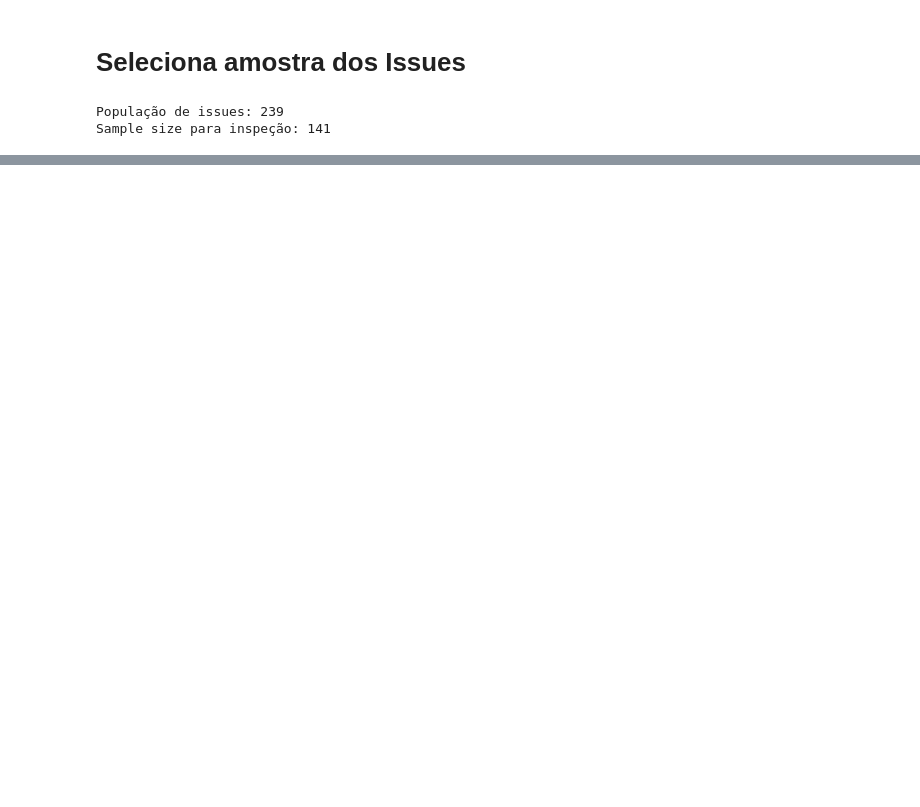
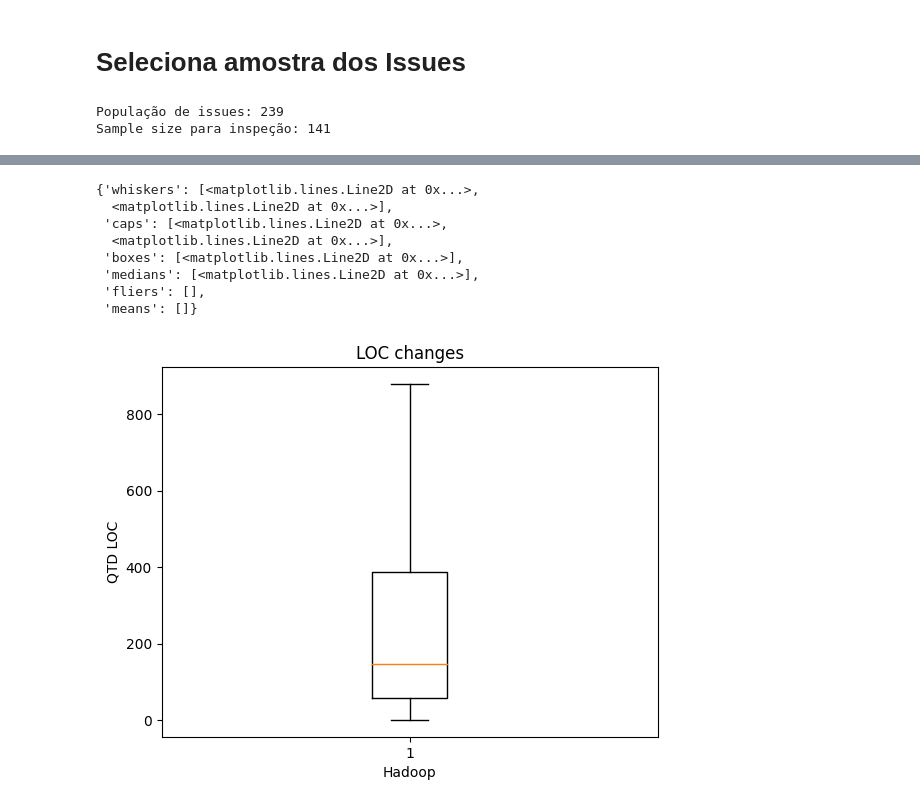
Before and after one commit to armandossrecife/my_validation3, a Jupyter notebook: my_analysis_hadoop.ipynb, the cells around one changed output, grey strips where cells are left out. Drawn from its saved outputs; the diff is of its cells as text; code cells hidden in the pictures; blank space fills up the shorter version.

```diff
--- a/my_analysis_hadoop.ipynb
+++ b/my_analysis_hadoop.ipynb
@@ -841,0 +1398,2 @@ Foram criados 239 arquivos para inspeção
+# %%
+dict_commit_diffs_no_satd = my_satd_commit_analyzer.analyze_commit_diffs_for_no_satd(start_date, end_date, final_satd_keywords)
@@ -841,0 +1402,2 @@ Foram criados 239 arquivos para inspeção
+# %%
+df_commit_diffs_no_satd = create_df_commits_diffs_no_satd(dict_commit_diffs_no_satd)
@@ -841,0 +1434,16 @@ Foram criados 239 arquivos para inspeção
+# %%
+fig1, ax1 = pyplot.subplots()
+ax1.set_title('LOC changes')
+ax1.set_xlabel('Hadoop')
+ax1.set_ylabel('QTD LOC')
+ax1.boxplot(x=df_commit_diffs_no_satd.lines, showfliers=False)
+# %% [output]
+{'whiskers': [<matplotlib.lines.Line2D at 0x...>,
+  <matplotlib.lines.Line2D at 0x...>],
+ 'caps': [<matplotlib.lines.Line2D at 0x...>,
+  <matplotlib.lines.Line2D at 0x...>],
+ 'boxes': [<matplotlib.lines.Line2D at 0x...>],
+ 'medians': [<matplotlib.lines.Line2D at 0x...>],
+ 'fliers': [],
+ 'means': []}
+[figure, added]
```
Also changed, not shown: parts of 94 cells of this notebook.
